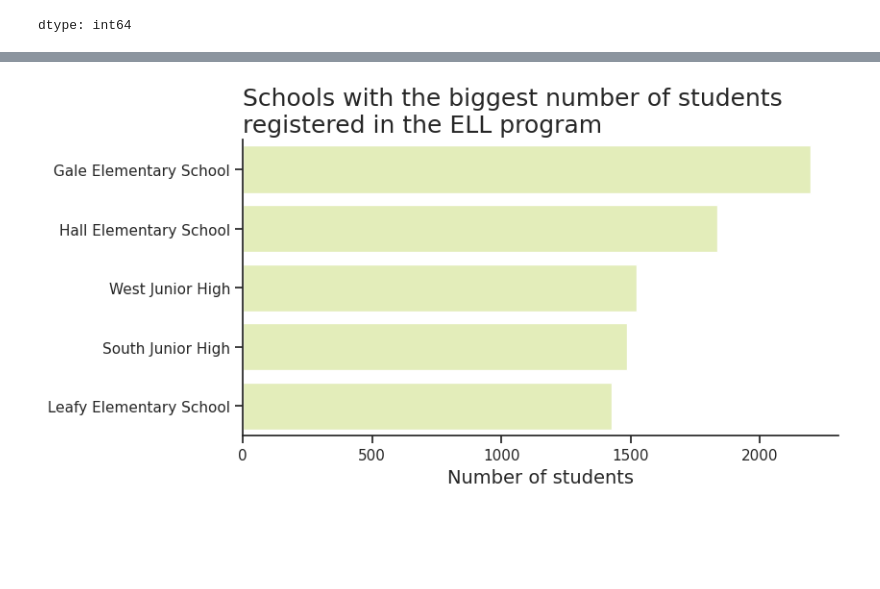
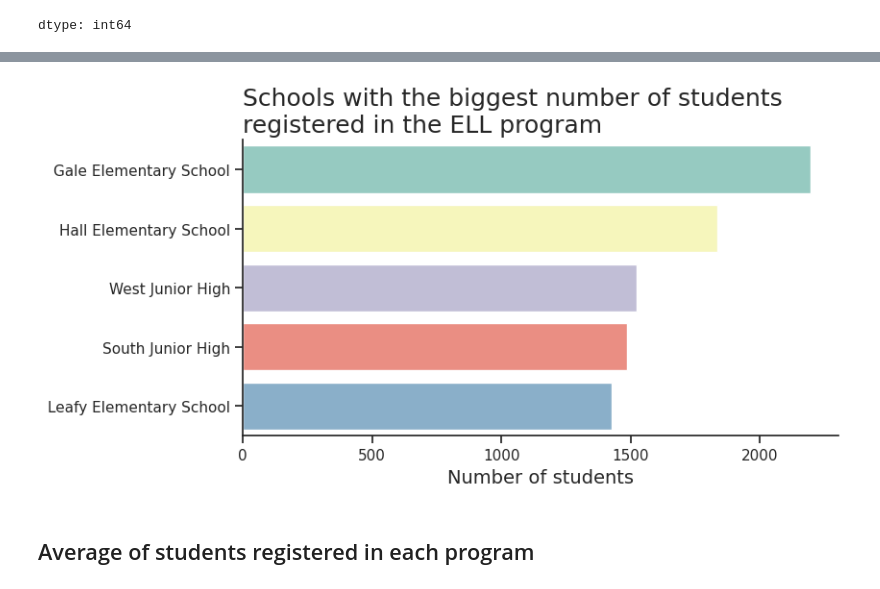
Before and after one commit to Matheus-Pombeiro/student_performance, a Jupyter notebook: student_performance.ipynb, the cells around one changed output, grey strips where cells are left out. Cells and saved outputs as stored; diff of their text form; code cells hidden in the pictures; blank space fills up the shorter version.

Commit message:
feat: Average of students registered in each program

```diff
--- a/student_performance.ipynb
+++ b/student_performance.ipynb
@@ -328,3 +362,12 @@ ell
 | South Junior High | 1486 |
 | Leafy Elementary School | 1429 |
 dtype: int64
+# %%
+# Resetting the index
+ell = ell.reset_index()
+
+# Converting into a dataframe
+ell.columns = ['School', 'ELL']
+
+# Showing the dataframe
+ell
@@ -331,31 +381,34 @@ dtype: int64
 # %%
 # Setting a palette
-sns.set_palette('YlGnBu')
+sns.set_palette('Set3')
 # %%
 # Making a figure
 fig, ax = plt.subplots(figsize=(8, 4))
 
 # Plotting a chart about the number of students registered in the ELL program by school
-ax = sns.barplot(data=ell, orient='h')
+ax = sns.barplot(data=ell, x=ell['ELL'], y=ell['School'],
+                 orient='h', hue=ell['School'])
 
 # Setting a title
 ax.set_title('Schools with the biggest number of students \nregistered in the ELL program',
              loc='left', fontsize=18)
 
 # Setting labels
 ax.set_xlabel('Number of students', fontsize=14)
 ax.set_ylabel('')
 
 # Setting an interval of values
 ax.xaxis.set_major_locator(plt.MultipleLocator(500))
 
 # Removing the borders (frames)
 sns.despine()
 
 # Writing the chart
 fig.savefig('students_registered_ell.png', transparent=False, dpi=300, bbox_inches='tight')
 
 # Showing the chart
 plt.show()
 # %% [output]
-[figure, old version]
+[figure, new version]
+# %% [markdown]
+## Average of students registered in each program
```
Also changed, not shown: parts of 9 cells of this notebook.
